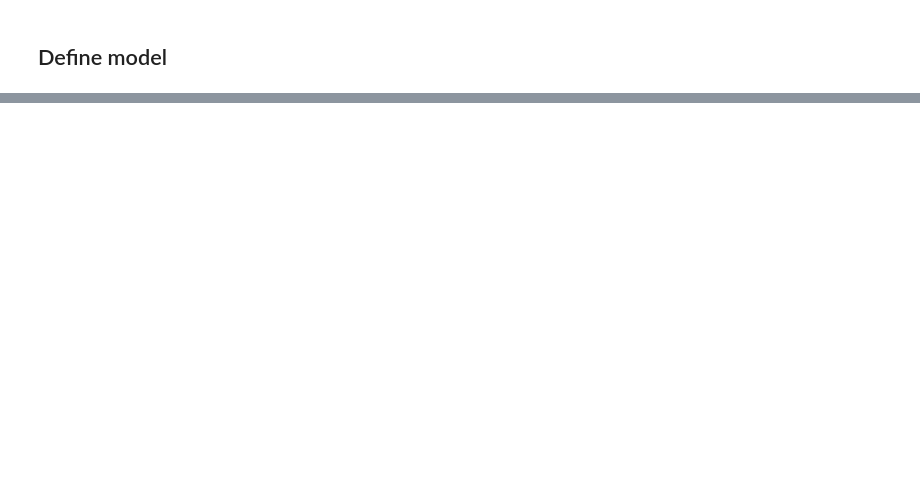
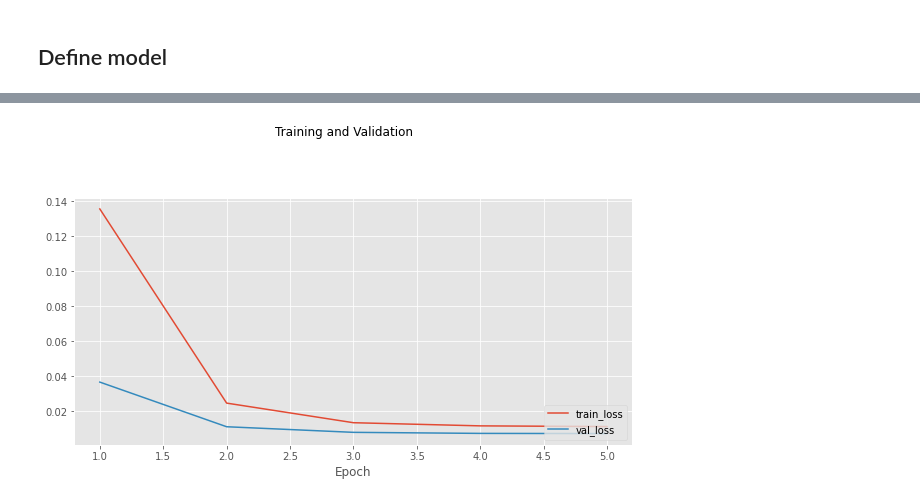
Before and after one commit to t0kk35/d373c7, a Jupyter notebook: notebooks/01_single/02_encoders/01_Binary.ipynb, the cells around one changed output, grey strips where cells are left out. Cells and saved outputs as stored; diff of their text form; code cells hidden in the pictures; blank space fills up the shorter version.

```diff
--- a/notebooks/01_single/02_encoders/01_Binary.ipynb
+++ b/notebooks/01_single/02_encoders/01_Binary.ipynb
@@ -215,0 +265,6 @@ val_dl = val_ds.data_loader(cpu, batch_size, num_workers=2)
+# %%
+t = pt.Trainer(m, device, train_dl, val_dl)
+h = t.train_one_cycle(5, 3e-3)
+pl.TrainPlot().plot_history(h, fig_size=(10,10))
+# %% [output]
+[figure, added]
```
Also changed, not shown: parts of 13 cells of this notebook, 10 other files.
